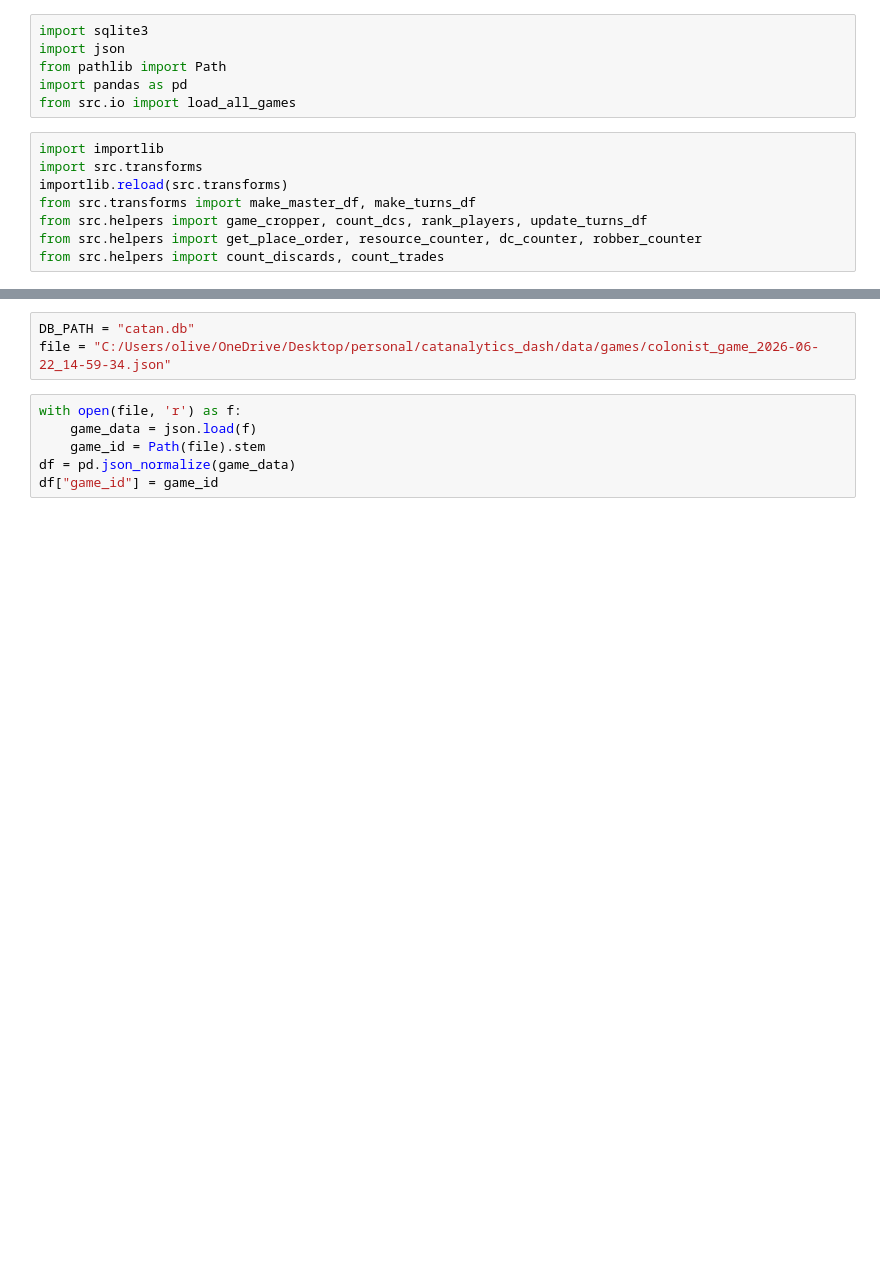
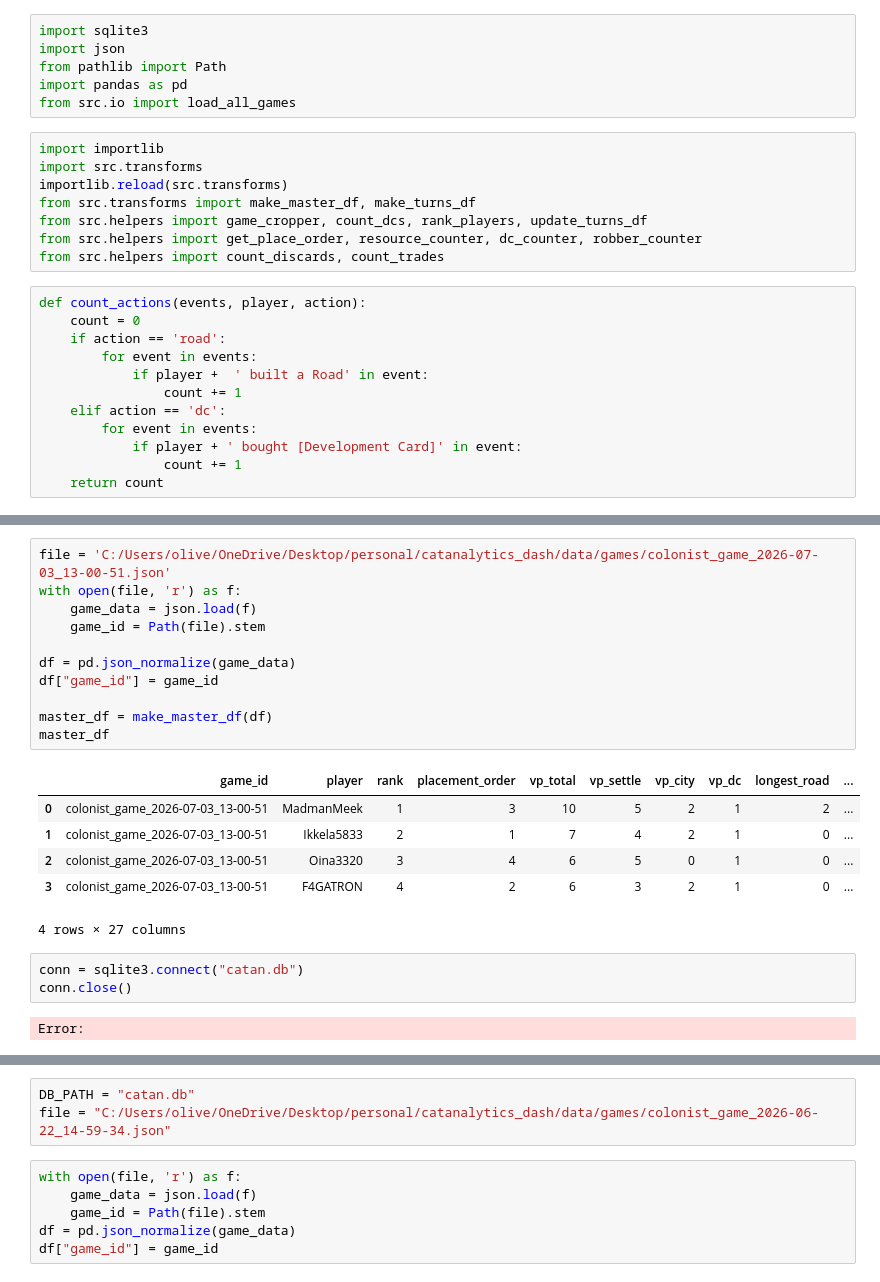
Before and after one commit to MeekButMighty/Catanalytics, a Jupyter notebook: sqlite_setup.ipynb, the cells around one changed output, grey strips where cells are left out. Cells and saved outputs as stored; diff of their text form; blank space fills up the shorter version.

Commit message:
added roads and dcs to master df for clustering

```diff
--- a/sqlite_setup.ipynb
+++ b/sqlite_setup.ipynb
@@ -12,3 +12,15 @@ from src.transforms import make_master_df, make_turns_df
 from src.helpers import game_cropper, count_dcs, rank_players, update_turns_df
 from src.helpers import get_place_order, resource_counter, dc_counter, robber_counter
 from src.helpers import count_discards, count_trades
+# %%
+def count_actions(events, player, action):
+    count = 0
+    if action == 'road':
+        for event in events:
+            if player +  ' built a Road' in event:
+                count += 1
+    elif action == 'dc':
+        for event in events:
+            if player + ' bought [Development Card]' in event:
+                count += 1
+    return count
@@ -15,3 +83,26 @@ from src.helpers import count_discards, count_trades
+# %%
+file = 'C:/Users/olive/OneDrive/Desktop/personal/catanalytics_dash/data/games/colonist_game_2026-07-03_13-00-51.json'
+with open(file, 'r') as f:
+    game_data = json.load(f)
+    game_id = Path(file).stem
+
+df = pd.json_normalize(game_data)
+df["game_id"] = game_id
+
+master_df = make_master_df(df)
+master_df
+# %% [output]
+|  | game_id | player | rank | placement_order | vp_total | vp_settle | vp_city | vp_dc | longest_road | ... |
+| 0 | colonist_game_2026-07-03_13-00-51 | MadmanMeek | 1 | 3 | 10 | 5 | 2 | 1 | 2 | ... |
+| 1 | colonist_game_2026-07-03_13-00-51 | Ikkela5833 | 2 | 1 | 7 | 4 | 2 | 1 | 0 | ... |
+| 2 | colonist_game_2026-07-03_13-00-51 | Oina3320 | 3 | 4 | 6 | 5 | 0 | 1 | 0 | ... |
+| 3 | colonist_game_2026-07-03_13-00-51 | F4GATRON | 4 | 2 | 6 | 3 | 2 | 1 | 0 | ... |
+4 rows × 27 columns
+# %%
+conn = sqlite3.connect("catan.db")
+conn.close()
+# %% [output]
+Error:
 # %%
 #reset and ingest all games
 import sqlite3
```
Also changed, not shown: parts of 2 cells of this notebook, 2 other files.
